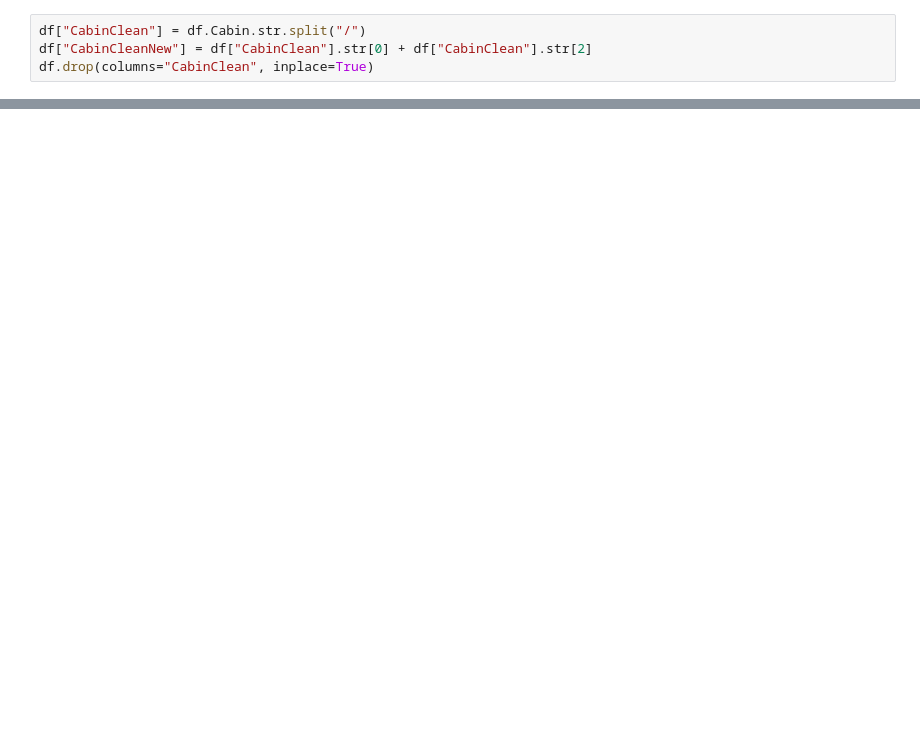
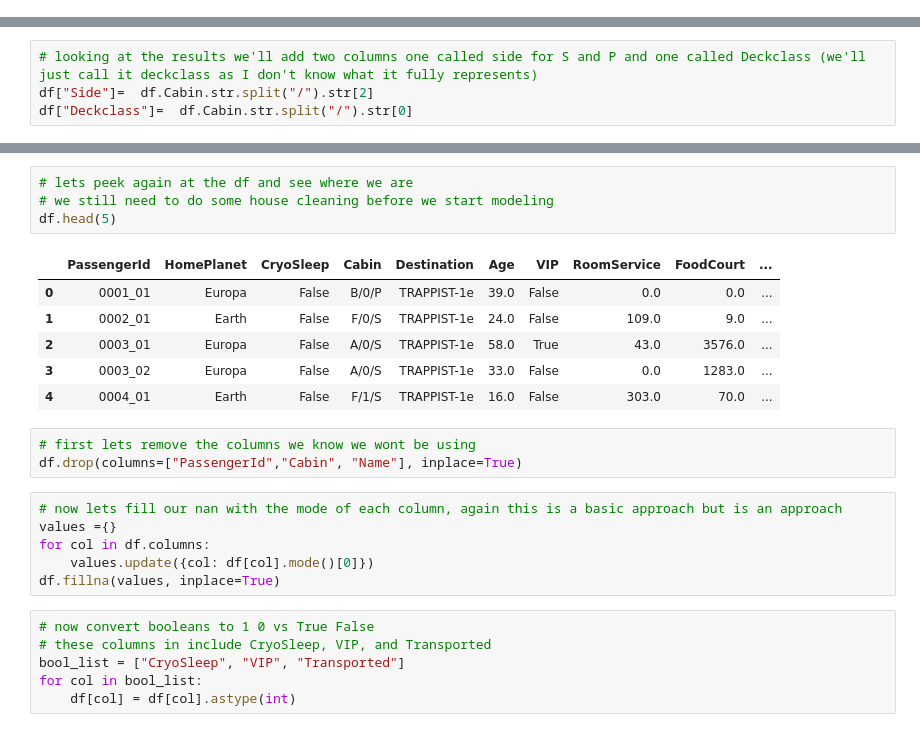
Before and after one commit to tomreising/Kaggle_Space_Titanic_Competition, a Jupyter notebook: notebook.ipynb, the cells around one changed output, grey strips where cells are left out. Cells and saved outputs as stored; diff of their text form; blank space fills up the shorter version.

```diff
--- a/notebook.ipynb
+++ b/notebook.ipynb
@@ -36,4 +71,0 @@ Transported:
-# %%
-df["CabinClean"] = df.Cabin.str.split("/")
-df["CabinCleanNew"] = df["CabinClean"].str[0] + df["CabinClean"].str[2]
-df.drop(columns="CabinClean", inplace=True)
@@ -73,0 +98,4 @@ X
+# %%
+# looking at the results we'll add two columns one called side for S and P and one called Deckclass (we'll just call it deckclass as I don't know what it fully represents)
+df["Side"]=  df.Cabin.str.split("/").str[2]
+df["Deckclass"]=  df.Cabin.str.split("/").str[0]
@@ -73,0 +134,26 @@ X
+# %%
+# lets peek again at the df and see where we are
+# we still need to do some house cleaning before we start modeling
+df.head(5)
+# %% [output]
+|  | PassengerId | HomePlanet | CryoSleep | Cabin | Destination | Age | VIP | RoomService | FoodCourt | ... |
+| 0 | 0001_01 | Europa | False | B/0/P | TRAPPIST-1e | 39.0 | False | 0.0 | 0.0 | ... |
+| 1 | 0002_01 | Earth | False | F/0/S | TRAPPIST-1e | 24.0 | False | 109.0 | 9.0 | ... |
+| 2 | 0003_01 | Europa | False | A/0/S | TRAPPIST-1e | 58.0 | True | 43.0 | 3576.0 | ... |
+| 3 | 0003_02 | Europa | False | A/0/S | TRAPPIST-1e | 33.0 | False | 0.0 | 1283.0 | ... |
+| 4 | 0004_01 | Earth | False | F/1/S | TRAPPIST-1e | 16.0 | False | 303.0 | 70.0 | ... |
+# %%
+# first lets remove the columns we know we wont be using
+df.drop(columns=["PassengerId","Cabin", "Name"], inplace=True)
+# %%
+# now lets fill our nan with the mode of each column, again this is a basic approach but is an approach
+values ={}
+for col in df.columns:
+    values.update({col: df[col].mode()[0]})
+df.fillna(values, inplace=True)
+# %%
+# now convert booleans to 1 0 vs True False
+# these columns in include CryoSleep, VIP, and Transported
+bool_list = ["CryoSleep", "VIP", "Transported"]
+for col in bool_list:
+    df[col] = df[col].astype(int)
```
Also changed, not shown: parts of 25 cells of this notebook.
